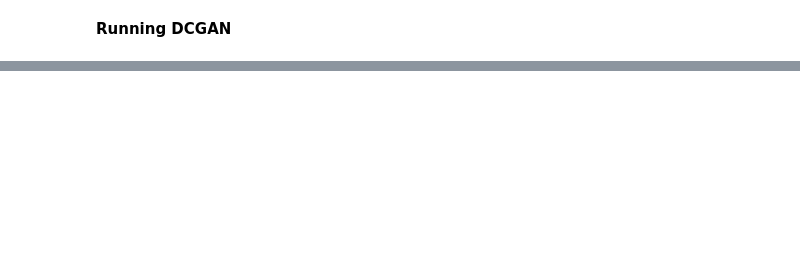
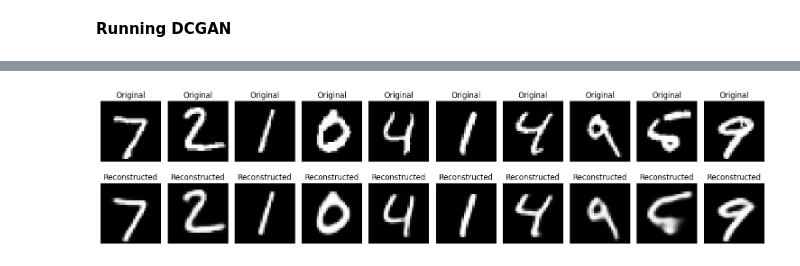
Before and after one commit to MohammadAghaei1/Generative-AI, a Jupyter notebook: GANs_&_VAEs.ipynb, the cells around one changed output, grey strips where cells are left out. Drawn from its saved outputs; the diff is of its cells as text; code cells hidden in the pictures; blank space fills up the shorter version.

```diff
--- a/GANs_&_VAEs.ipynb
+++ b/GANs_&_VAEs.ipynb
@@ -439,0 +445,14 @@ print("-" * 30)
+# %%
+# LOAD AND PREPROCESS DATA
+print("Loading MNIST data...")
+(x_train,_), (x_test, _) = tf.keras.datasets.mnist.load_data()
+
+# Normalize to [0,1]
+x_train = x_train.astype("float32") / 255.
+x_test = x_test.astype("float32") / 255.
+
+# Add channel dimension
+x_train = np.expand_dims(x_train, -1)  # (60000,28,28,1)
+#x_test = np.expand_dims(x_test, -1)
+
+print(x_train.shape)
@@ -439,0 +667,4 @@ print("-" * 30)
+# %%
+vae = VAE(encoder, decoder, beta=2)
+vae.compile(optimizer="adam")
+vae.fit(x_train, epochs=5, batch_size=128, validation_split=0.1)
@@ -439,0 +683,25 @@ print("-" * 30)
+# %%
+import matplotlib.pyplot as plt
+
+# Select 10 test images
+x_sample = x_test[:10]
+reconstructed = vae.predict(x_sample)
+
+plt.figure(figsize=(15, 4))
+
+for i in range(10):
+    # Original
+    ax = plt.subplot(2, 10, i + 1)
+    plt.imshow(x_sample[i].squeeze(), cmap="gray")
+    plt.title("Original")
+    plt.axis("off")
+
+    # Reconstruction
+    ax = plt.subplot(2, 10, i + 11)
+    plt.imshow(reconstructed[i].squeeze(), cmap="gray")
+    plt.title("Reconstructed")
+    plt.axis("off")
+
+plt.tight_layout()
+plt.show()
+# %% [output]
@@ -439,0 +709 @@ print("-" * 30)
+[figure, added]
```
Also changed, not shown: parts of 23 cells of this notebook.
